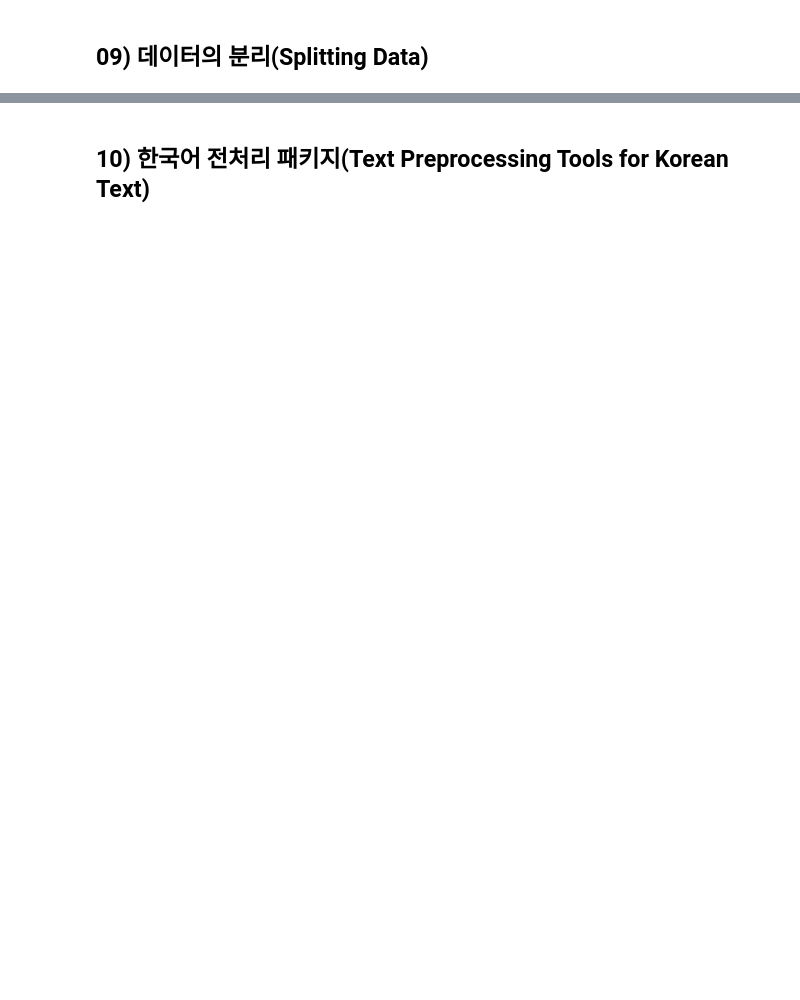
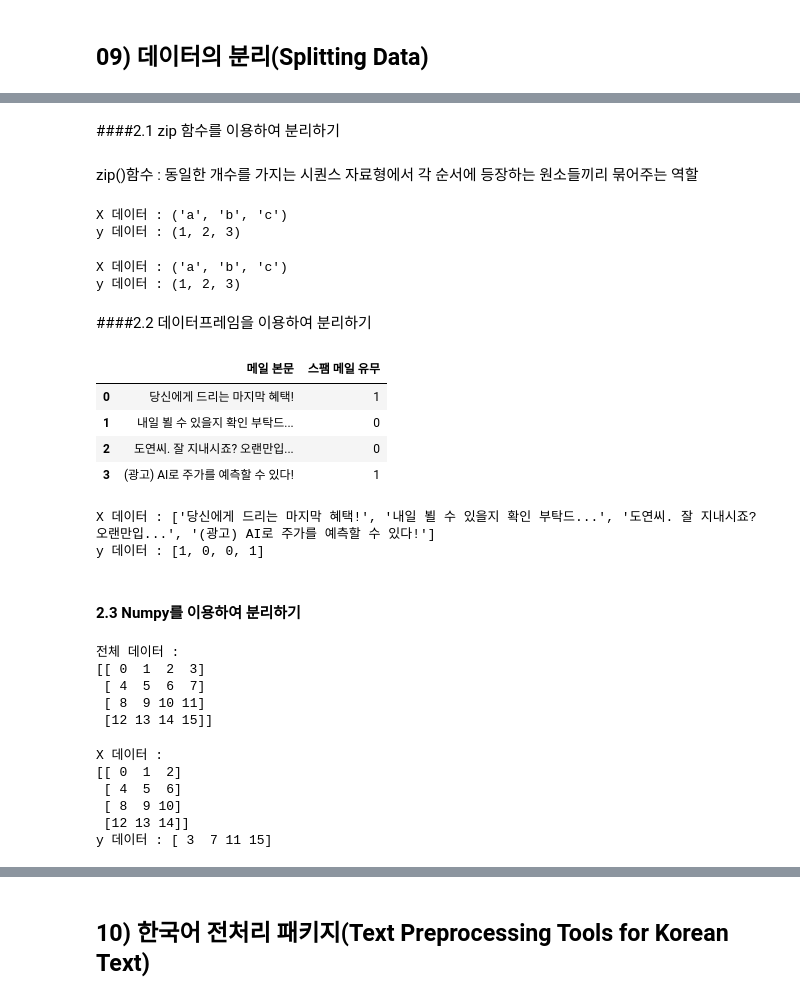
Before and after one commit to euneun316/NLP-Study, a Jupyter notebook: Natural Language Processing/Text_preprocessing.ipynb, the cells around one changed output, grey strips where cells are left out. Drawn from its saved outputs; the diff is of its cells as text; code cells hidden in the pictures; blank space fills up the shorter version.

```diff
--- a/Natural Language Processing/Text_preprocessing.ipynb
+++ b/Natural Language Processing/Text_preprocessing.ipynb
@@ -909,0 +1187,37 @@ print(tokenizer.texts_to_sequences(preprocessed_sentences))
+# %% [markdown]
+####2.1 zip 함수를 이용하여 분리하기
+# %% [markdown]
+zip()함수 : 동일한 개수를 가지는 시퀀스 자료형에서 각 순서에 등장하는 원소들끼리 묶어주는 역할
+# %%
+X, y = zip(['a', 1], ['b', 2], ['c', 3])
+print('X 데이터 :',X)
+print('y 데이터 :',y)
+# %% [output]
+X 데이터 : ('a', 'b', 'c')
+y 데이터 : (1, 2, 3)
+# %%
+# 리스트의 리스트 또는 행렬 또는 뒤에서 배울 개념인 2D 텐서.
+sequences = [['a', 1], ['b', 2], ['c', 3]]
+X, y = zip(*sequences)
+print('X 데이터 :',X)
+print('y 데이터 :',y)
+# %% [output]
+X 데이터 : ('a', 'b', 'c')
+y 데이터 : (1, 2, 3)
+# %% [markdown]
+####2.2 데이터프레임을 이용하여 분리하기
+# %%
+values = [['당신에게 드리는 마지막 혜택!', 1],
+['내일 뵐 수 있을지 확인 부탁드...', 0],
+['도연씨. 잘 지내시죠? 오랜만입...', 0],
+['(광고) AI로 주가를 예측할 수 있다!', 1]]
+columns = ['메일 본문', '스팸 메일 유무']
+
+df = pd.DataFrame(values, columns=columns)
+df
+# %% [output]
+|  | 메일 본문 | 스팸 메일 유무 |
+| 0 | 당신에게 드리는 마지막 혜택! | 1 |
+| 1 | 내일 뵐 수 있을지 확인 부탁드... | 0 |
+| 2 | 도연씨. 잘 지내시죠? 오랜만입... | 0 |
+| 3 | (광고) AI로 주가를 예측할 수 있다! | 1 |
@@ -909,0 +1227,33 @@ print(tokenizer.texts_to_sequences(preprocessed_sentences))
+# %%
+print('X 데이터 :',X.to_list())
+print('y 데이터 :',y.to_list())
+# %% [output]
+X 데이터 : ['당신에게 드리는 마지막 혜택!', '내일 뵐 수 있을지 확인 부탁드...', '도연씨. 잘 지내시죠? 오랜만입...', '(광고) AI로 주가를 예측할 수 있다!']
+y 데이터 : [1, 0, 0, 1]
+# %% [markdown]
+#### 2.3 Numpy를 이용하여 분리하기
+# %%
+ # Numpy의 슬라이싱(slicing)을 사용
+np_array = np.arange(0,16).reshape((4,4))
+print('전체 데이터 :')
+print(np_array)
+# %% [output]
+전체 데이터 :
+[[ 0  1  2  3]
+ [ 4  5  6  7]
+ [ 8  9 10 11]
+ [12 13 14 15]]
+# %%
+X = np_array[:, :3]
+y = np_array[:,3]
+
+print('X 데이터 :')
+print(X)
+print('y 데이터 :',y)
+# %% [output]
+X 데이터 :
+[[ 0  1  2]
+ [ 4  5  6]
+ [ 8  9 10]
+ [12 13 14]]
+y 데이터 : [ 3  7 11 15]
```
Also changed, not shown: parts of 140 cells of this notebook.
